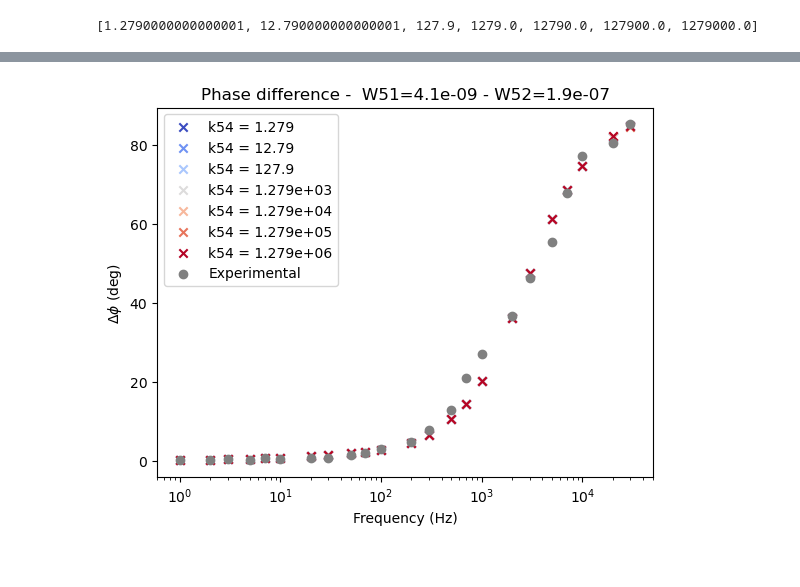
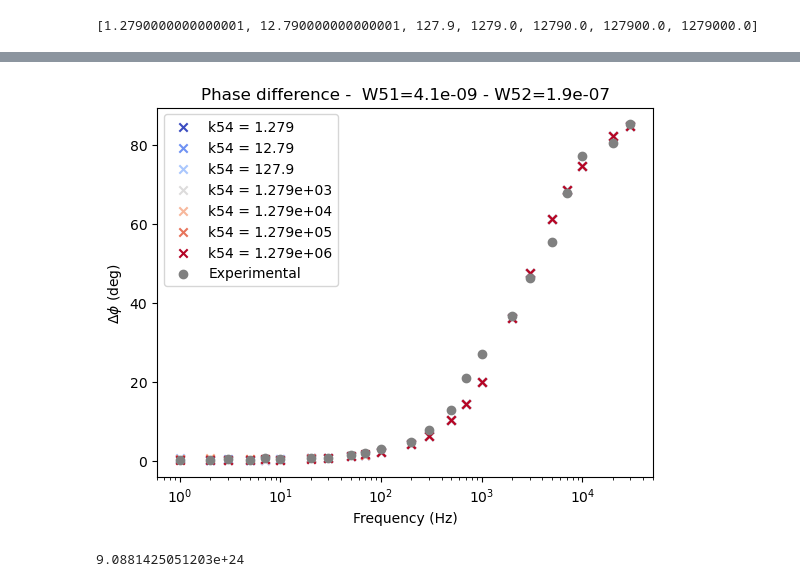
Before and after one commit to habakukc22/ode-system, a Jupyter notebook: different-ks-fixed-ws.ipynb, the cells around one changed output, grey strips where cells are left out. Drawn from its saved outputs; the diff is of its cells as text; code cells hidden in the pictures.

```diff
--- a/different-ks-fixed-ws.ipynb
+++ b/different-ks-fixed-ws.ipynb
@@ -134,7 +134,8 @@ k21 = 16.66   # Tab. 2 em https://doi.org/10.1063/1.2739301
 k54 = 1279.0  # Tab. 2 Lu0 em https://doi.org/10.1016/j.jallcom.2021.159227
 sigma = 1.75e-20 # # Supporting Information, page S5, Labrador
 
-P = 5.4e20    # fótons / (cm^2 * s) (baseado em 110 W/cm^2 do paper de Labrador)
+P = 1e25    # estimativas para 800mA do laser
+# P = 5.4e20    # fótons / (cm^2 * s) (baseado em 110 W/cm^2 do paper de Labrador)
 
 #====================================================
 # Constantes depois do ajuste de eq. 18
@@ -185,6 +186,9 @@ def extrair_fase(t, n3, freq):
 
     return delta_fase
 
+def adj_ph(x):
+    return (180/np.pi)*np.abs(x)
+
 # Ajustando novos parâmetros
 wp51 = lambda f, W51: W51*n1/f
 wp52 = lambda f, W52: W52*n1/f
@@ -292,10 +296,12 @@ for idx, pd_simulated in enumerate(simulation_list):
     c_grad = cmap(norm(idx))
 
     # print(f"idx = {idx} | k21 = {k21_altered[idx]} | norm(idx) = {norm(idx)} |c_grad = {c_grad}")
-    plt.scatter(pd_simulated[:,0], np.unwrap(pd_simulated[:,1]), label=f"k21 = {k21_altered[idx]:.4}", color=c_grad, marker="x")
+    plt.scatter(pd_simulated[:,0], adj_ph(np.unwrap(pd_simulated[:,1])),
+                label=f"k21 = {k21_altered[idx]:.4}", color=c_grad, marker="x")
 
 
-plt.scatter(pd[:num_points,0], np.unwrap(pd[:num_points,1]), color="gray", label="Experimental")
+plt.scatter(pd[:num_points,0], adj_ph(np.unwrap(pd[:num_points,1])),
+            color="gray", label="Experimental")
 plt.title("Phase difference - " + f" W51={ww51:.2} - W52={ww52:.2}")
 plt.ylabel("$\Delta \phi$ (rad)")
 plt.xlabel("Frequency (Hz)")
@@ -402,10 +408,11 @@ for idx, pd_simulated in enumerate(simulation_list):
     c_grad = cmap(norm(idx))
 
     # print(f"idx = {idx} | k21 = {k21_altered[idx]} | norm(idx) = {norm(idx)} |c_grad = {c_grad}")
-    plt.scatter(pd_simulated[:,0], np.unwrap(np.abs(pd_simulated[:,1])), label=f"k31 = {k31_altered[idx]:.4}", color=c_grad, marker="x")
+    plt.scatter(pd_simulated[:,0], adj_ph(np.unwrap(np.abs(pd_simulated[:,1]))),
+                label=f"k31 = {k31_altered[idx]:.4}", color=c_grad, marker="x")
 
 
-plt.scatter(pd[:num_points,0], np.abs(pd[:num_points,1]), color="gray", label="Experimental")
+plt.scatter(pd[:num_points,0], adj_ph(pd[:num_points,1]), color="gray", label="Experimental")
 plt.title("Phase difference - " + f" W51={ww51:.2} - W52={ww52:.2}")
 plt.ylabel("$\Delta \phi$ (rad)")
 plt.xlabel("Frequency (Hz)")
@@ -513,18 +520,28 @@ Processing... W51=4.1e-09 | W52=1.9e-07 | k54 = 1279000.0
 # %%
 for idx, pd_simulated in enumerate(simulation_list):
     # if idx != 4: continue
     c_grad = cmap(norm(idx))
 
     # print(f"idx = {idx} | k21 = {k21_altered[idx]} | norm(idx) = {norm(idx)} |c_grad = {c_grad}")
-    plt.scatter(pd_simulated[:,0], (180/np.pi)*np.unwrap(np.abs(pd_simulated[:,1])), label=f"k54 = {k54_altered[idx]:.4}", color=c_grad, marker="x")
+    plt.scatter(pd_simulated[:,0], adj_ph(np.unwrap(np.abs(pd_simulated[:,1]))),
+                label=f"k54 = {k54_altered[idx]:.4}", color=c_grad, marker="x")
 
 
-plt.scatter(pd[:num_points,0], (180/np.pi)*np.abs(pd[:num_points,1]), color="gray", label="Experimental")
+plt.scatter(pd[:num_points,0], adj_ph(pd[:num_points,1]), color="gray", label="Experimental")
 plt.title("Phase difference - " + f" W51={ww51:.2} - W52={ww52:.2}")
 plt.ylabel("$\Delta \phi$ (deg)")
 plt.xlabel("Frequency (Hz)")
 plt.xscale("log")
 plt.legend(loc="best")
 plt.show()
 # %% [output]
-[figure, old version]
+[figure, new version]
+# %%
+power = 4.6e-3 # em W
+w0 = (282e-9)*(1e2) # em cm
+area = np.pi*w0**2
+photon_energy = (6.62e-34*2.99e8)/977e-9
+
+(power/area)/photon_energy
+# %% [output]
+9.0881425051203e+24
```
Also changed, not shown: parts of 3 cells of this notebook.
